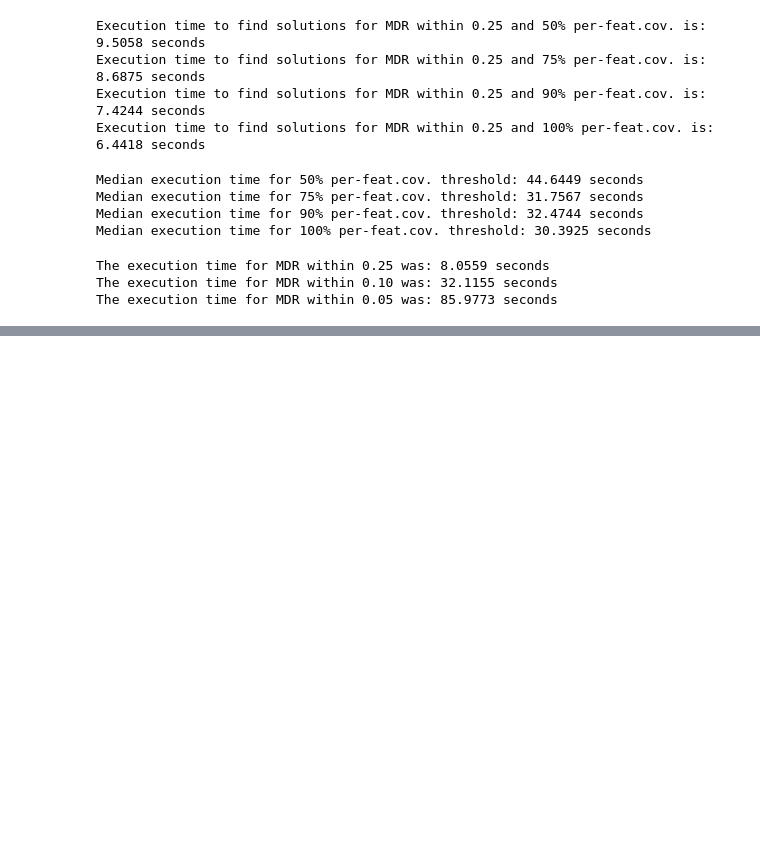
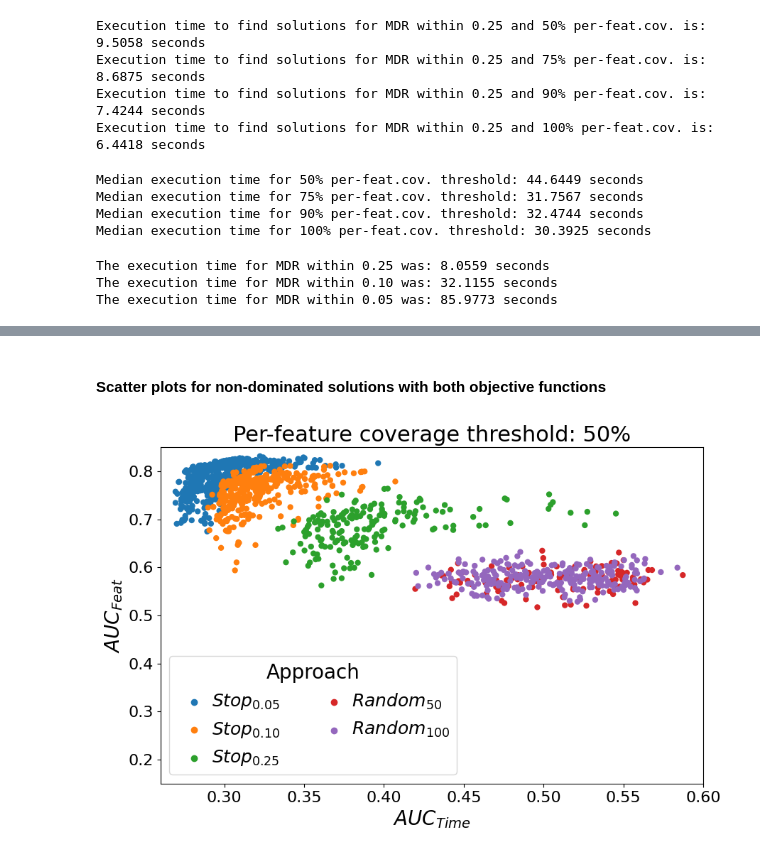
Before and after one commit to asgaardlab/natural-language-test-prioritization, a Jupyter notebook: multi-objective-optimization-experiments/moo-genetic_algorithm.ipynb, the cells around one changed output, grey strips where cells are left out. Cells and saved outputs as stored; diff of their text form; code cells hidden in the pictures; blank space fills up the shorter version.

Commit message:
add scatterplots for experiment 1

```diff
--- a/multi-objective-optimization-experiments/moo-genetic_algorithm.ipynb
+++ b/multi-objective-optimization-experiments/moo-genetic_algorithm.ipynb
@@ -1276,0 +1621,62 @@ The execution time for MDR within 0.05 was: 85.9773 seconds
+# %% [markdown]
+#### Scatter plots for non-dominated solutions with both objective functions
+# %%
+# Per-feature coverage threshold of 50%
+
+# Add results from random approaches - Execute only once
+results_50_exec_thresh_50_with_random = results_50_exec_thresh_50.copy()
+new_index_add = len(results_50_exec_thresh_50_with_random)
+
+for run in results_50_executions_random_50:
+    for res in run:
+        auc_feat = (-1)*get_cum_feature_coverage_full_suite(res, feature_counter, 0.5)
+        auc_time = get_cum_execution_time_full_suite(res)
+        results_50_exec_thresh_50_with_random.loc[new_index_add] = [auc_feat, auc_time, 'Random_50']
+        new_index_add += 1
+
+for run in results_50_executions_random_100:
+    for res in run:
+        auc_feat = (-1)*get_cum_feature_coverage_full_suite(res, feature_counter, 0.5)
+        auc_time = get_cum_execution_time_full_suite(res)
+        results_50_exec_thresh_50_with_random.loc[new_index_add] = [auc_feat, auc_time, 'Random_100']
+        new_index_add += 1
+
+fig = plt.figure(figsize=(9,6))
+ax = fig.subplots()
+
+# Sample data just to generate plots with fewer data points for the paper
+random_50_subset = results_50_exec_thresh_50_with_random[results_50_exec_thresh_50_with_random['approach']=='Random_50'].sample(frac=0.05, replace=False, random_state=1)
+random_100_subset = results_50_exec_thresh_50_with_random[results_50_exec_thresh_50_with_random['approach']=='Random_100'].sample(frac=0.05, replace=False, random_state=1)
+stop_005_subset = results_50_exec_thresh_50_with_random[results_50_exec_thresh_50_with_random['approach']=='Stop_005'].sample(frac=0.2, replace=False, random_state=1)
+stop_010_subset = results_50_exec_thresh_50_with_random[results_50_exec_thresh_50_with_random['approach']=='Stop_010'].sample(frac=0.2, replace=False, random_state=1)
+stop_025_subset = results_50_exec_thresh_50_with_random[results_50_exec_thresh_50_with_random['approach']=='Stop_025'].sample(frac=0.2, replace=False, random_state=9)
+
+data_plot = pd.concat([random_50_subset, random_100_subset, stop_005_subset, stop_010_subset, stop_025_subset])
+data_plot['feat_cov'] = data_plot['feat_cov'].apply(lambda x: x*-1) # multiply by (-1) for a more intuitive plot
+
+ax = sns.scatterplot(data=data_plot, x='exec_time', y='feat_cov', hue='approach', linewidth=0,
+                    hue_order = ["Stop_005", "Stop_010", "Stop_025", "Random_50", "Random_100"])
+
+# Plot configurations
+ax.set_title("Per-feature coverage threshold: 50%", fontsize = 22)
+ax.set_xlabel("$AUC_{Time}$", fontsize = 20)
+ax.set_ylabel("$AUC_{Feat}$", fontsize = 20)
+ax.tick_params(axis="y", labelsize=16)
+ax.tick_params(axis="x", labelsize=16)
+ax.set_ylim([0.15, 0.85])
+ax.set_xlim([0.26,0.6])
+
+legend = plt.legend(title="Approach", loc=0, fontsize=18, title_fontsize=20, fancybox=True, handletextpad=0,  ncol=2)
+
+# Set proper legend labels
+legend.get_texts()[0].set_text("$Stop_{0.05}$")
+legend.get_texts()[1].set_text("$Stop_{0.10}$")
+legend.get_texts()[2].set_text("$Stop_{0.25}$")
+legend.get_texts()[3].set_text("$Random_{50}$")
+legend.get_texts()[4].set_text("$Random_{100}$")
+
+# Save plot as PDF
+fig.tight_layout()
+fig.savefig("INSERT_PATH")
+# %% [output]
+[figure, added]
```
Also changed, not shown: parts of 10 cells of this notebook.
